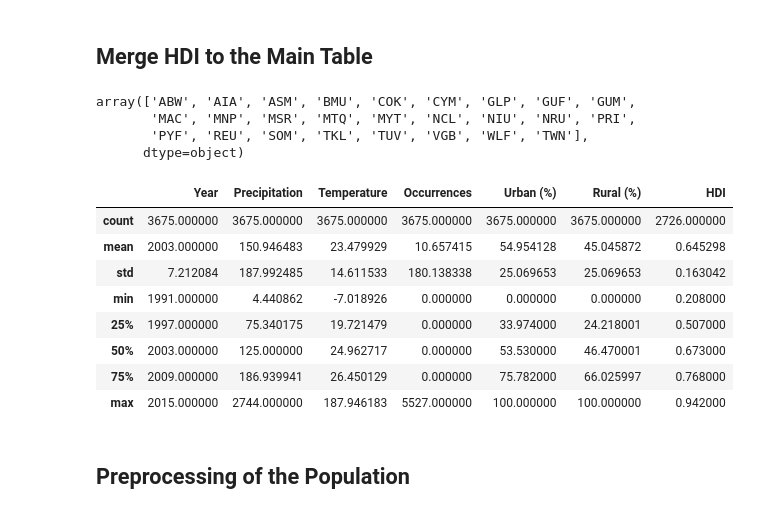
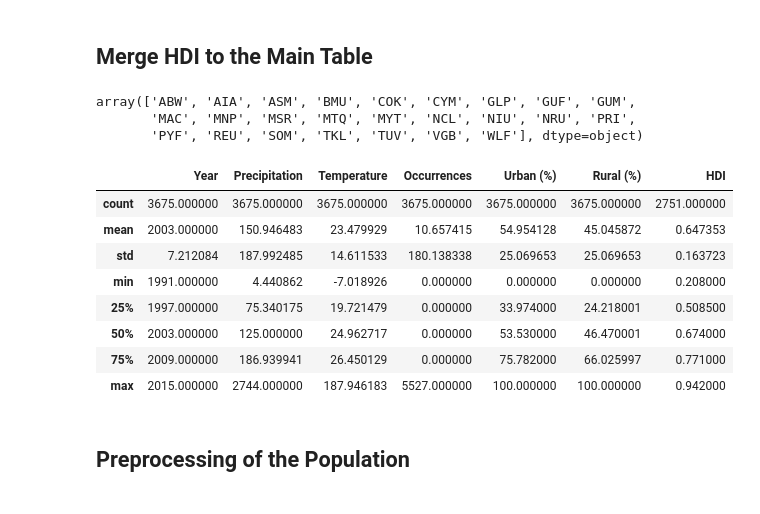
Before and after one commit to QuirkyDataScientist1978/project_dengue_fever, a Jupyter notebook: Final_Project_IP.ipynb, the cells around one changed output. Saved outputs shown, nothing was run; the diff lists cells and outputs as text; code cells hidden in the pictures.

Commit message:
Taywan data about HDI and dengue occurrences added. Heatmap about the correlation of factors also added

```diff
--- a/Final_Project_IP.ipynb
+++ b/Final_Project_IP.ipynb
@@ -430,3 +430,7 @@ dtype: object
 # Rename to the format of the other tables
 hdiAdj.rename(columns={'Code':'Country', 'variable':'Year', 'value':'HDI'}, inplace=True)
 hdiAdj['Year'] = hdiAdj['Year'].astype(float)
+# %%
+# Add Taywan HDI, which was found in a different source
+hdiTay = pd.read_excel('/Users/RodolfoSaldanha/Desktop/IP/final_project/Datasets/HDI_TWN.xlsx')
+hdiTay.head()
@@ -432,0 +444,4 @@ hdiAdj['Year'] = hdiAdj['Year'].astype(float)
+# %%
+hdiTay.rename(columns={'Unnamed: 1':'Country'}, inplace=True)
+hdiTay['Country'].replace(np.nan,'TWN', inplace=True)
+hdiTay.head()
@@ -432,0 +455,3 @@ hdiAdj['Year'] = hdiAdj['Year'].astype(float)
+# %%
+hdiAdj = pd.concat([hdiAdj, hdiTay])
+hdiAdj.reset_index(drop=True)
@@ -445,20 +496,20 @@ urban['Country'].loc[~urban['Country'].isin(countryList)].unique()
 # %% [output]
 array(['ABW', 'AIA', 'ASM', 'BMU', 'COK', 'CYM', 'GLP', 'GUF', 'GUM',
        'MAC', 'MNP', 'MSR', 'MTQ', 'MYT', 'NCL', 'NIU', 'NRU', 'PRI',
-       'PYF', 'REU', 'SOM', 'TKL', 'TUV', 'VGB', 'WLF', 'TWN'],
-      dtype=object)
+       'PYF', 'REU', 'SOM', 'TKL', 'TUV', 'VGB', 'WLF'], dtype=object)
 # %%
 data= pd.merge(urban, hdiAdj,  how='left', left_on=['Country','Year'], right_on = ['Country','Year'])
+data['HDI'] = data['HDI'].astype('float')
 data.describe()
 # %% [output]
 |  | Year | Precipitation | Temperature | Occurrences | Urban (%) | Rural (%) | HDI |
-| count | 3675.000000 | 3675.000000 | 3675.000000 | 3675.000000 | 3675.000000 | 3675.000000 | 2726.000000 |
-| mean | 2003.000000 | 150.946483 | 23.479929 | 10.657415 | 54.954128 | 45.045872 | 0.645298 |
-| std | 7.212084 | 187.992485 | 14.611533 | 180.138338 | 25.069653 | 25.069653 | 0.163042 |
+| count | 3675.000000 | 3675.000000 | 3675.000000 | 3675.000000 | 3675.000000 | 3675.000000 | 2751.000000 |
+| mean | 2003.000000 | 150.946483 | 23.479929 | 10.657415 | 54.954128 | 45.045872 | 0.647353 |
+| std | 7.212084 | 187.992485 | 14.611533 | 180.138338 | 25.069653 | 25.069653 | 0.163723 |
 | min | 1991.000000 | 4.440862 | -7.018926 | 0.000000 | 0.000000 | 0.000000 | 0.208000 |
-| 25% | 1997.000000 | 75.340175 | 19.721479 | 0.000000 | 33.974000 | 24.218001 | 0.507000 |
-| 50% | 2003.000000 | 125.000000 | 24.962717 | 0.000000 | 53.530000 | 46.470001 | 0.673000 |
-| 75% | 2009.000000 | 186.939941 | 26.450129 | 0.000000 | 75.782000 | 66.025997 | 0.768000 |
+| 25% | 1997.000000 | 75.340175 | 19.721479 | 0.000000 | 33.974000 | 24.218001 | 0.508500 |
+| 50% | 2003.000000 | 125.000000 | 24.962717 | 0.000000 | 53.530000 | 46.470001 | 0.674000 |
+| 75% | 2009.000000 | 186.939941 | 26.450129 | 0.000000 | 75.782000 | 66.025997 | 0.771000 |
 | max | 2015.000000 | 2744.000000 | 187.946183 | 5527.000000 | 100.000000 | 100.000000 | 0.942000 |
 # %% [markdown]
 ## Preprocessing of the Population
```
Also changed, not shown: parts of 14 cells of this notebook, 3 other files.
